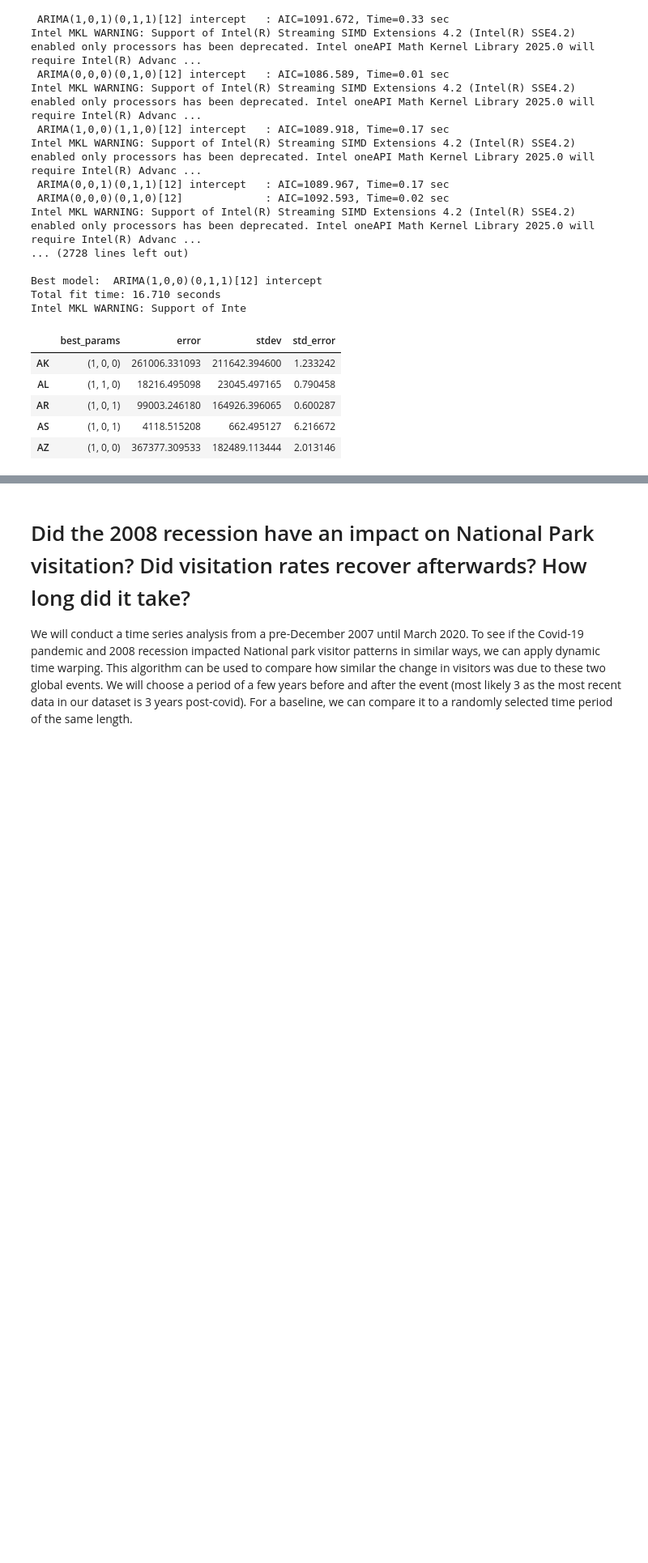
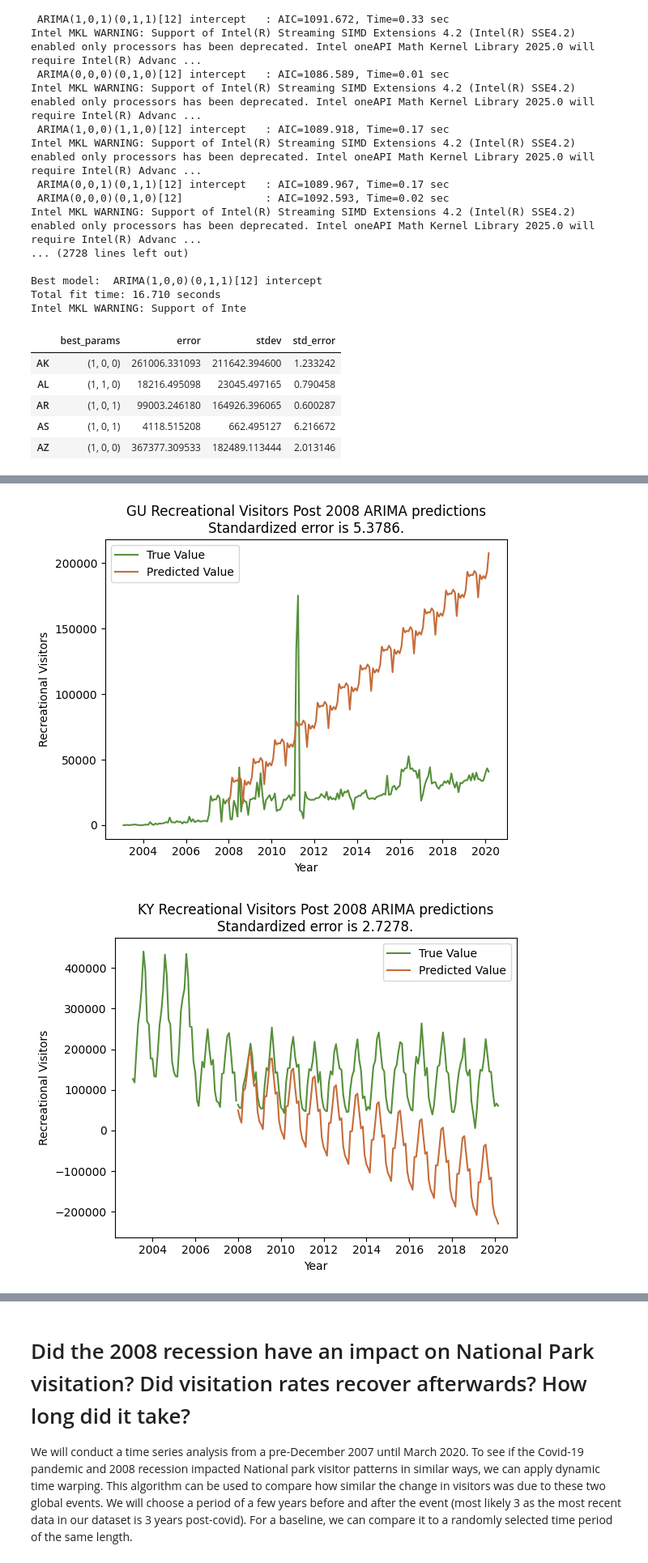
Before and after one commit to scmcqueen/NationalParksDataMining, a Jupyter notebook: covid_2008.ipynb, the cells around one changed output, grey strips where cells are left out. Shown at 81% size. Cells and saved outputs as stored; diff of their text form; code cells hidden in the pictures; blank space fills up the shorter version.

```diff
--- a/covid_2008.ipynb
+++ b/covid_2008.ipynb
@@ -323,0 +392,16 @@ arima_2020_error_df
+# %%
+# ARIMA Models with the worst fit for 2008
+worst_fit_2008=arima_2008_error_df.sort_values(by='std_error',ascending=False).head(5)
+
+# create plots
+for x in worst_fit_2008.index:
+    sns.lineplot(y=arima_models_2008[x]['train'],x=train,label='True Value',color='#56903A')
+    sns.lineplot(y=arima_models_2008[x]['test'],x=test,color='#56903A')
+    sns.lineplot(y=arima_models_2008[x]['predictions'],x=test,label='Predicted Value',color='#C56C39')
+    plt.ylabel('Recreational Visitors')
+    plt.xlabel('Year')
+    plt.title(f'{x} Recreational Visitors Post 2008 ARIMA predictions\nStandardized error is {round(worst_fit_2008.loc[x].std_error,4)}.')
+    plt.show()
+# %% [output]
+[figure, added]
+[figure, added]
```
Also changed, not shown: parts of 10 cells of this notebook.
